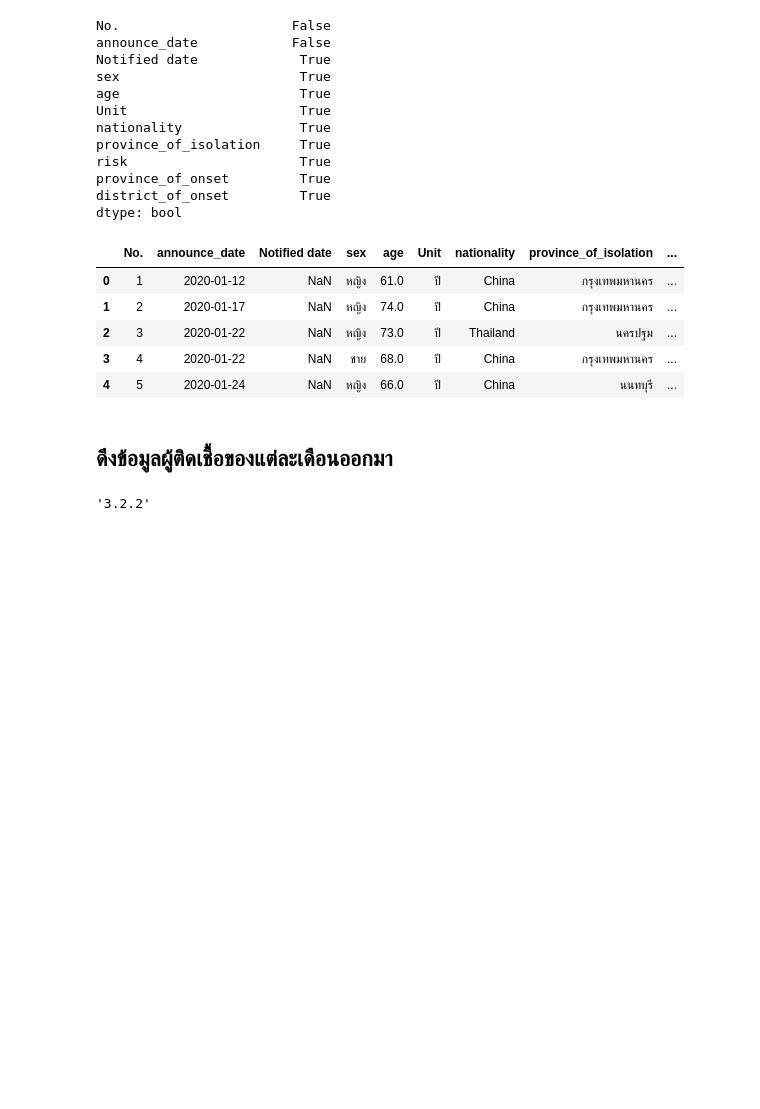
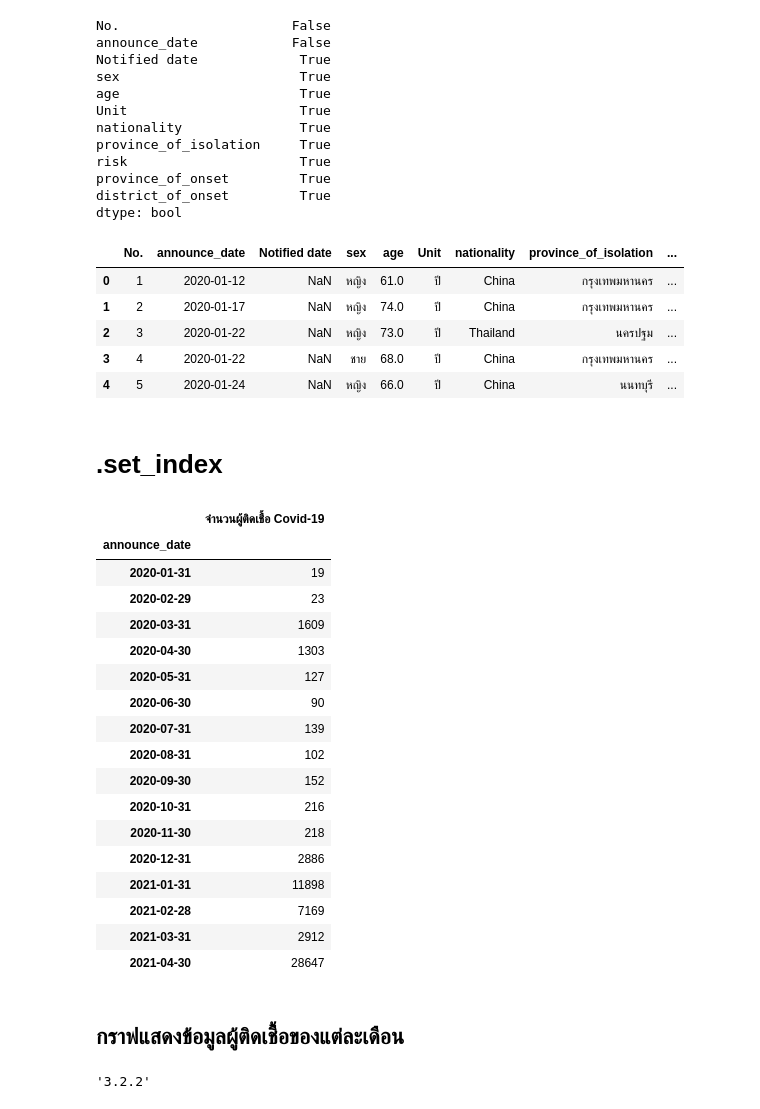
Before and after one commit to Suchirapon/KKU_data_mining, a Jupyter notebook: Vis_Final_Exam.ipynb, the cells around one changed output. Drawn from its saved outputs; the diff is of its cells as text; code cells hidden in the pictures; blank space fills up the shorter version.

```diff
--- a/Vis_Final_Exam.ipynb
+++ b/Vis_Final_Exam.ipynb
@@ -99,3 +101,5 @@ covid19.head()
 | 2 | 3 | 2020-01-22 | NaN | หญิง | 73.0 | ปี | Thailand | นครปฐม | ... |
 | 3 | 4 | 2020-01-22 | NaN | ชาย | 68.0 | ปี | China | กรุงเทพมหานคร | ... |
 | 4 | 5 | 2020-01-24 | NaN | หญิง | 66.0 | ปี | China | นนทบุรี | ... |
+# %% [markdown]
+# .set_index
@@ -101,0 +109,22 @@ covid19.head()
+# %%
+covid19_df  = covid19_2[covid19_2.columns[covid19_2.columns == 'No.']].rename(columns = {'No.':'จำนวนผู้ติดเชื้อ Covid-19'})
+covid19_df
+# %% [output]
+|  | จำนวนผู้ติดเชื้อ Covid-19 |
+| announce_date |  |
+| 2020-01-31 | 19 |
+| 2020-02-29 | 23 |
+| 2020-03-31 | 1609 |
+| 2020-04-30 | 1303 |
+| 2020-05-31 | 127 |
+| 2020-06-30 | 90 |
+| 2020-07-31 | 139 |
+| 2020-08-31 | 102 |
+| 2020-09-30 | 152 |
+| 2020-10-31 | 216 |
+| 2020-11-30 | 218 |
+| 2020-12-31 | 2886 |
+| 2021-01-31 | 11898 |
+| 2021-02-28 | 7169 |
+| 2021-03-31 | 2912 |
+| 2021-04-30 | 28647 |
@@ -102,5 +134,5 @@ covid19.head()
 # %% [markdown]
-## ดึงข้อมูลผู้ติดเชื้อของแต่ละเดือนออกมา
+## กราฟแสดงข้อมูลผู้ติดเชื้อของแต่ละเดือน
 # %%
 from matplotlib import pyplot as plt
 # %%
```
Also changed, not shown: parts of 16 cells of this notebook.
